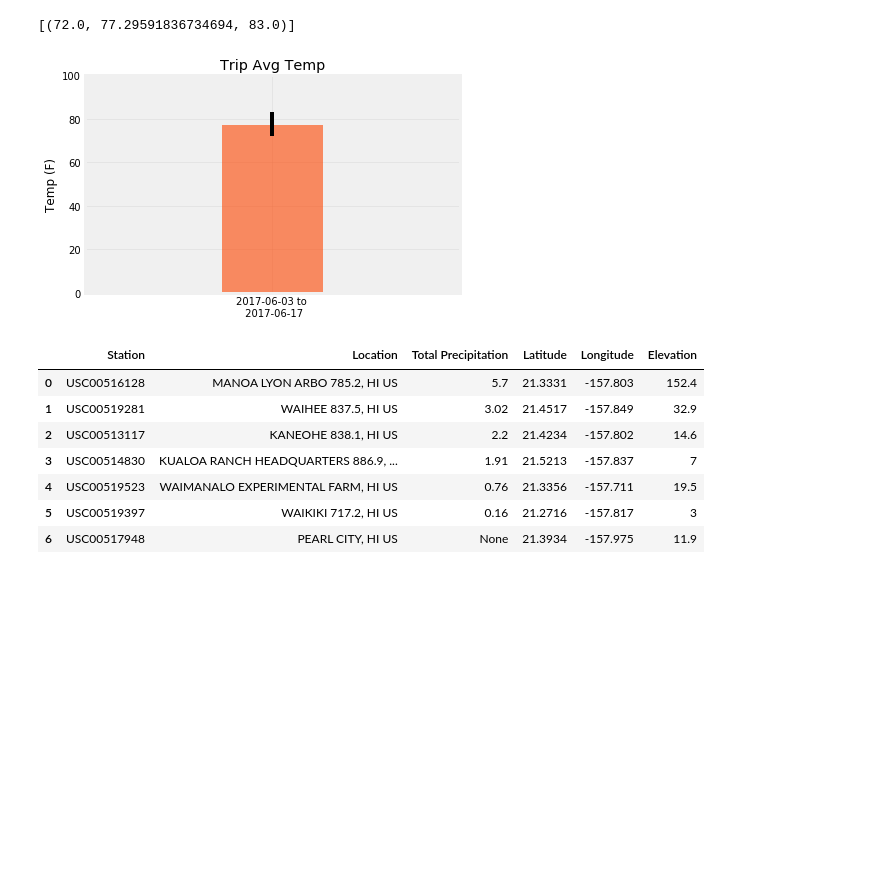
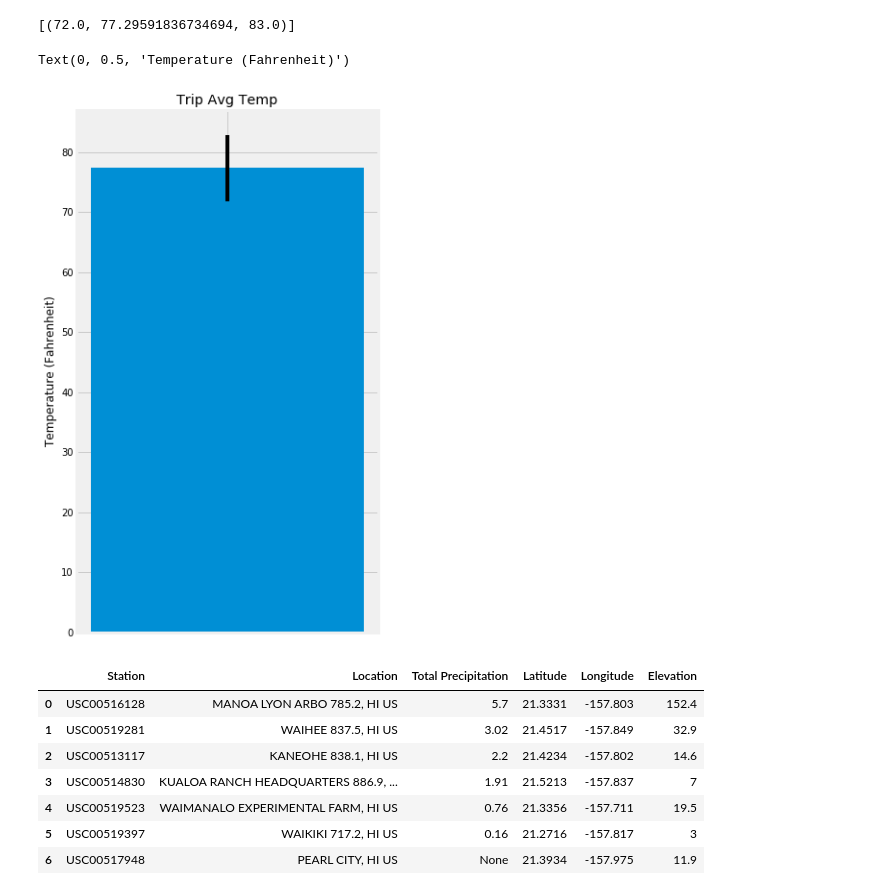
Before and after one commit to faznaimov/Surfs-Up, a Jupyter notebook: climate_starter.ipynb, the cells around one changed output. Saved outputs shown, nothing was run; the diff lists cells and outputs as text; code cells hidden in the pictures; blank space fills up the shorter version.

```diff
--- a/climate_starter.ipynb
+++ b/climate_starter.ipynb
@@ -198,25 +198,23 @@ tripTemps
 # %%
 # Plot the results from your previous query as a bar chart.
 # Use "Trip Avg Temp" as your Title
 # Use the average temperature for the y value
 # Use the peak-to-peak (tmax-tmin) value as the y error bar (yerr)
-minTripTemp = tripTemps[0][0]
+pk_to_pk = tripTemps[0][2] - tripTemps[0][0]
 avgTripTemp = tripTemps[0][1]
-maxTripTemp = tripTemps[0][2]
 
-minError = avgTripTemp - minTripTemp
-maxError = maxTripTemp - avgTripTemp
+fig, ax = plt.subplots(figsize = (5, 10))
 
-errorBars = np.array([[minError], [maxError]])
+ax.bar(1, avgTripTemp, yerr = pk_to_pk/2, width = 0.4)
 
-plt.bar(trip, avgTripTemp, yerr=errorBars, color = 'orangered', alpha = .6)
-plt.ylim(0, 100)
-plt.xlim(-1.5, 1.5)
-plt.title('Trip Avg Temp')
-plt.ylabel('Temp (F)')
-plt.grid(alpha=.3)
+#set labels
+ax.set_xticks([1])
+ax.set_xticklabels([""])
+ax.set_title('Trip Avg Temp')
+ax.set_ylabel('Temperature (Fahrenheit)')
 # %% [output]
+Text(0, 0.5, 'Temperature (Fahrenheit)')
-[figure, old version]
+[figure, new version]
 # %%
 # Calculate the total amount of rainfall per weather station for your trip dates using the previous year's matching dates.
 # Sort this in descending order by precipitation amount and list the station, name, latitude, longitude, and elevation
```
Also changed, not shown: parts of 4 cells of this notebook.
